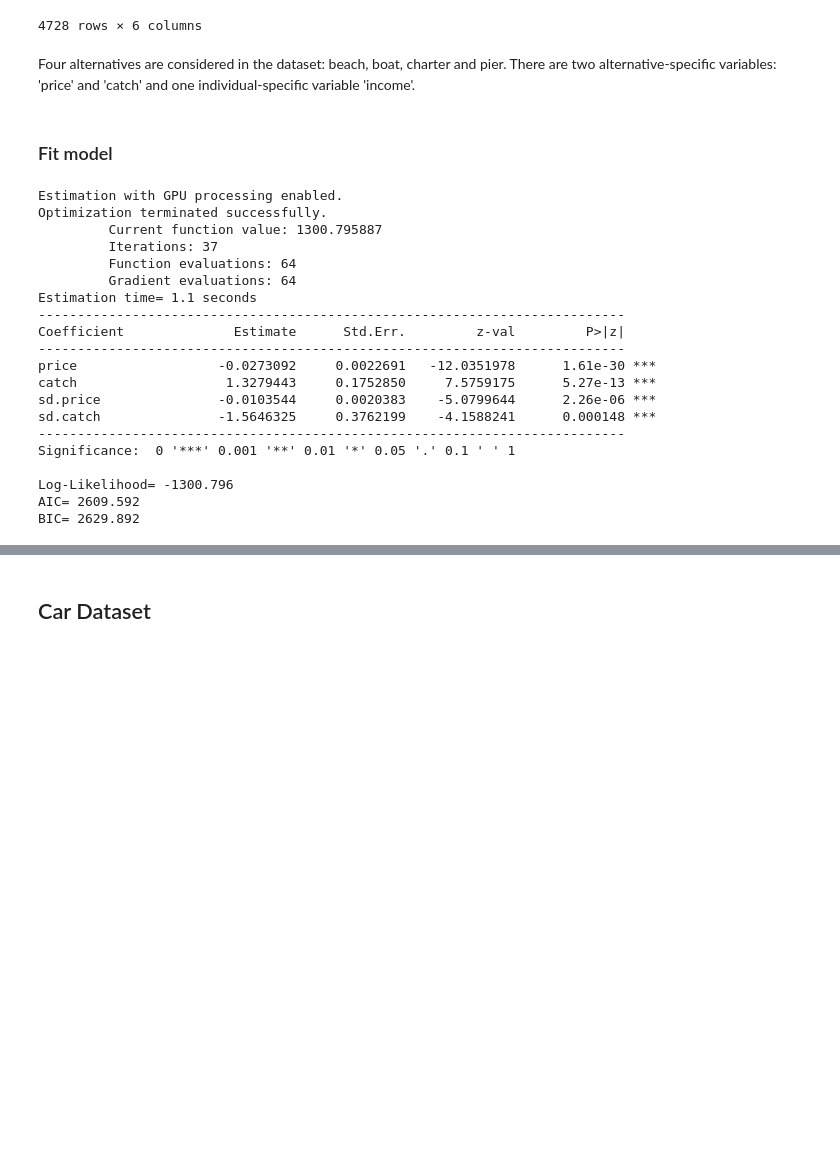
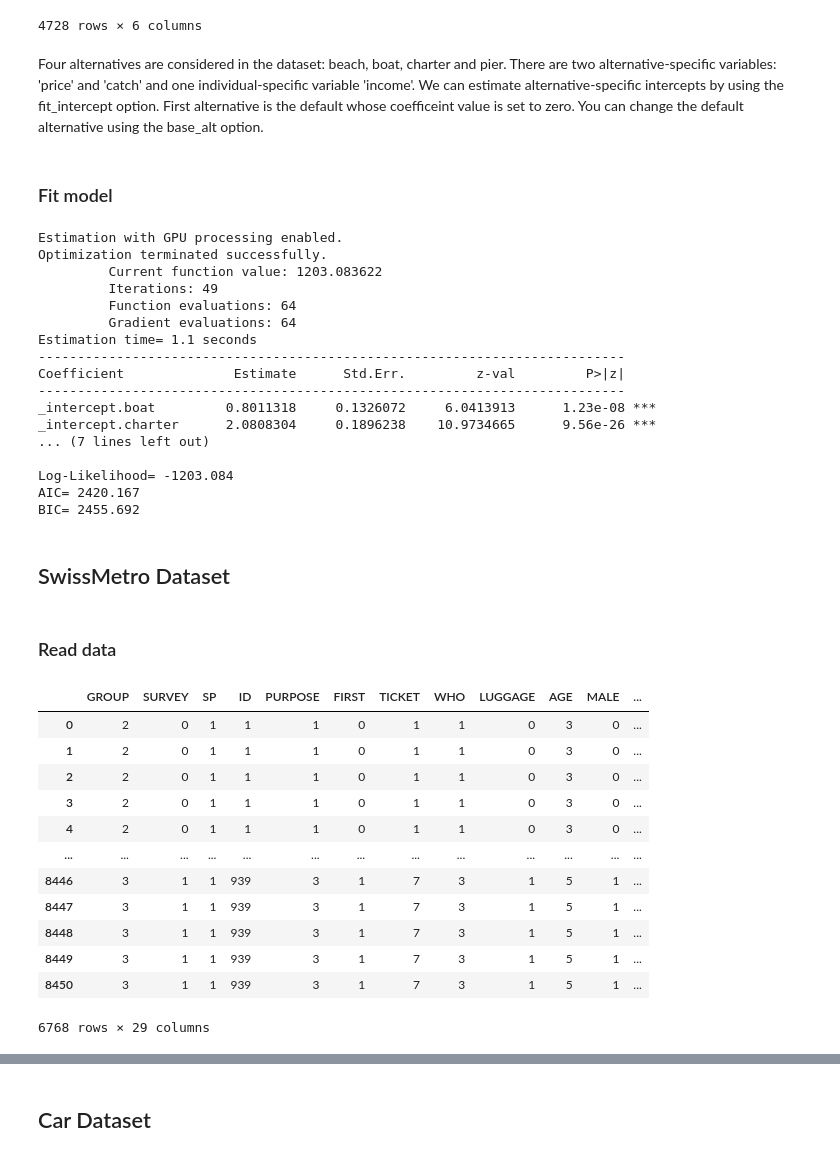
Before and after one commit to arteagac/xlogit, a Jupyter notebook: examples/mixed_logit_model.ipynb, the cells around one changed output, grey strips where cells are left out. Saved outputs shown, nothing was run; the diff lists cells and outputs as text; code cells hidden in the pictures; blank space fills up the shorter version.

```diff
--- a/examples/mixed_logit_model.ipynb
+++ b/examples/mixed_logit_model.ipynb
@@ -124,7 +169,7 @@ df
 | 4727 | 1182 | pier | 0 | 6250.00130 | 339.890 | 0.1498 |
 4728 rows × 6 columns
 # %% [markdown]
-Four alternatives are considered in the dataset: beach, boat, charter and pier. There are two alternative-specific variables: 'price' and 'catch' and one individual-specific variable 'income'.
+Four alternatives are considered in the dataset: beach, boat, charter and pier. There are two alternative-specific variables: 'price' and 'catch' and one individual-specific variable 'income'. We can estimate alternative-specific intercepts by using the fit_intercept option. First alternative is the default whose coefficeint value is set to zero. You can change the default alternative using the base_alt option.
 # %% [markdown]
 ### Fit model
 # %%
@@ -136,26 +181,52 @@ from xlogit import MixedLogit
 model = MixedLogit()
 model.fit(X, y, varnames= varnames,
           alts=['beach', 'boat', 'charter', 'pier'],
-          randvars = {'price': 'n', 'catch': 'n'})
+          randvars = {'price': 'n', 'catch': 'n'}, fit_intercept = True)
 model.summary()
 # %% [output]
 Estimation with GPU processing enabled.
 Optimization terminated successfully.
-         Current function value: 1300.795887
-         Iterations: 37
+         Current function value: 1203.083622
+         Iterations: 49
          Function evaluations: 64
          Gradient evaluations: 64
 Estimation time= 1.1 seconds
 ---------------------------------------------------------------------------
 Coefficient              Estimate      Std.Err.         z-val         P>|z|
 ---------------------------------------------------------------------------
-price                  -0.0273092     0.0022691   -12.0351978      1.61e-30 ***
-catch                   1.3279443     0.1752850     7.5759175      5.27e-13 ***
-sd.price               -0.0103544     0.0020383    -5.0799644      2.26e-06 ***
-sd.catch               -1.5646325     0.3762199    -4.1588241      0.000148 ***
----------------------------------------------------------------------------
-Significance:  0 '***' 0.001 '**' 0.01 '*' 0.05 '.' 0.1 ' ' 1
+_intercept.boat         0.8011318     0.1326072     6.0413913      1.23e-08 ***
+_intercept.charter      2.0808304     0.1896238    10.9734665      9.56e-26 ***
+... (7 lines left out)
 
-Log-Likelihood= -1300.796
-AIC= 2609.592
-BIC= 2629.892
+Log-Likelihood= -1203.084
+AIC= 2420.167
+BIC= 2455.692
+# %% [markdown]
+## SwissMetro Dataset
+# %% [markdown]
+### Read data
+# %%
+import pandas as pd
+import numpy as np
+
+df_wide = pd.read_table("http://transp-or.epfl.ch/data/swissmetro.dat", sep="\t")
+
+# Keep only samples with known choice and purpose commute or business
+df_wide = df_wide[(df_wide['PURPOSE'].isin([1, 3]) & (df_wide['CHOICE'] != 0))]
+df_wide['custom_id'] = np.arange(len(df_wide))  # Add unique identifier column
+
+df_wide
+# %% [output]
+|  | GROUP | SURVEY | SP | ID | PURPOSE | FIRST | TICKET | WHO | LUGGAGE | AGE | MALE | ... |
+| 0 | 2 | 0 | 1 | 1 | 1 | 0 | 1 | 1 | 0 | 3 | 0 | ... |
+| 1 | 2 | 0 | 1 | 1 | 1 | 0 | 1 | 1 | 0 | 3 | 0 | ... |
+| 2 | 2 | 0 | 1 | 1 | 1 | 0 | 1 | 1 | 0 | 3 | 0 | ... |
+| 3 | 2 | 0 | 1 | 1 | 1 | 0 | 1 | 1 | 0 | 3 | 0 | ... |
+| 4 | 2 | 0 | 1 | 1 | 1 | 0 | 1 | 1 | 0 | 3 | 0 | ... |
+| ... | ... | ... | ... | ... | ... | ... | ... | ... | ... | ... | ... | ... |
+| 8446 | 3 | 1 | 1 | 939 | 3 | 1 | 7 | 3 | 1 | 5 | 1 | ... |
+| 8447 | 3 | 1 | 1 | 939 | 3 | 1 | 7 | 3 | 1 | 5 | 1 | ... |
+| 8448 | 3 | 1 | 1 | 939 | 3 | 1 | 7 | 3 | 1 | 5 | 1 | ... |
+| 8449 | 3 | 1 | 1 | 939 | 3 | 1 | 7 | 3 | 1 | 5 | 1 | ... |
+| 8450 | 3 | 1 | 1 | 939 | 3 | 1 | 7 | 3 | 1 | 5 | 1 | ... |
+6768 rows × 29 columns
```
Also changed, not shown: parts of 20 cells of this notebook.
